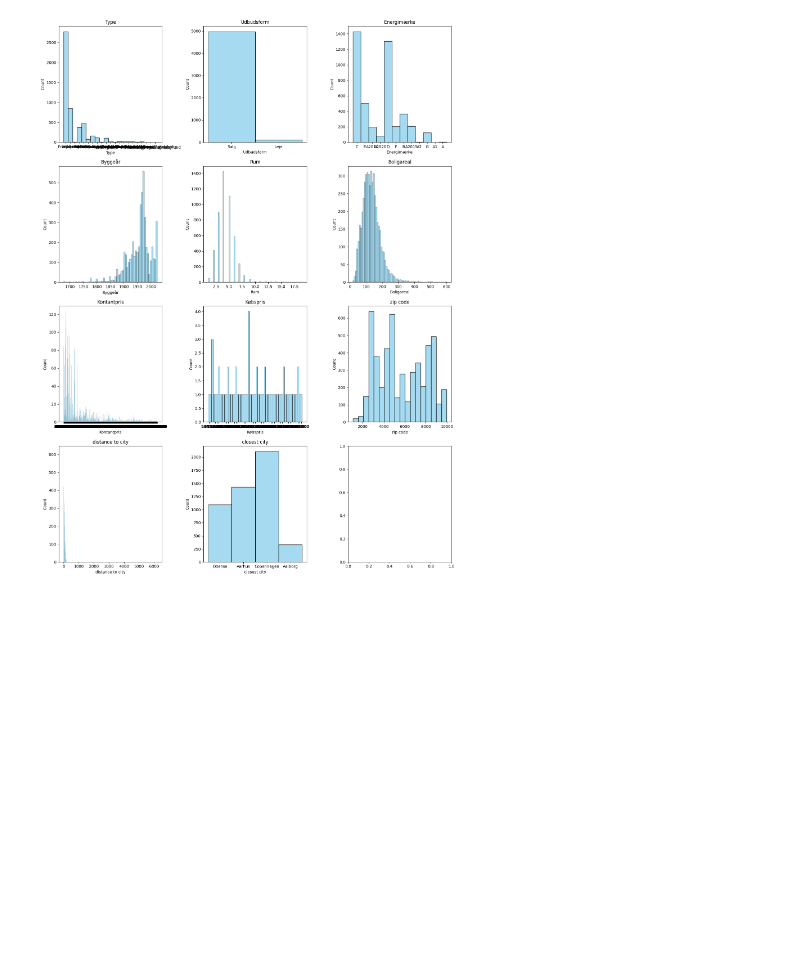
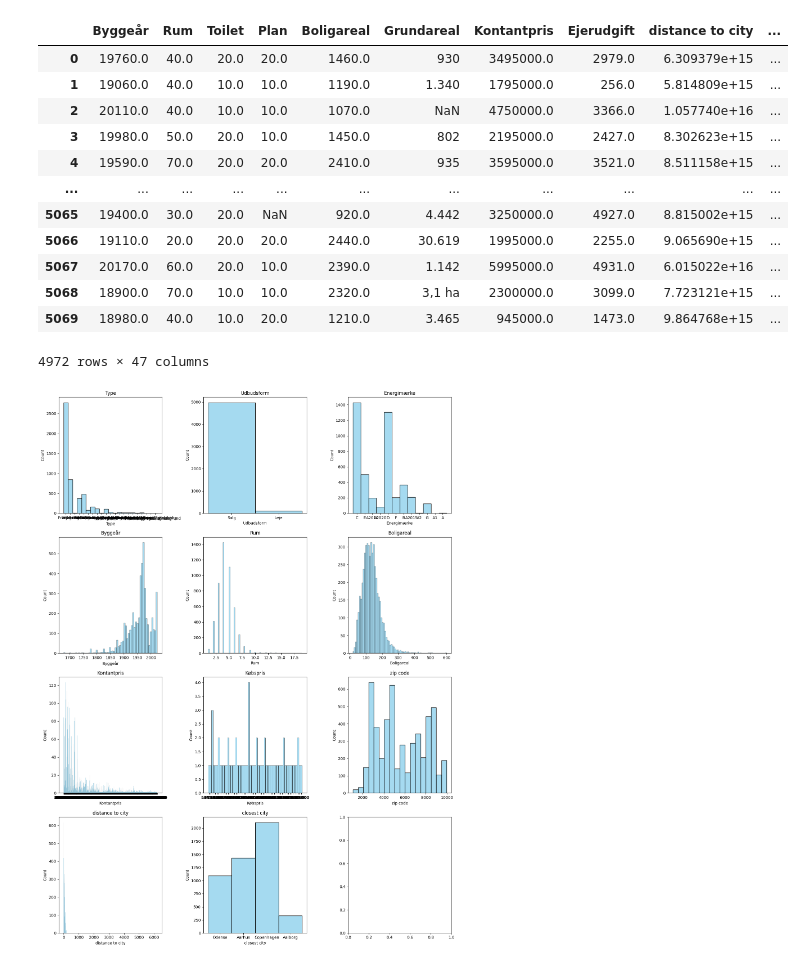
Before and after one commit to martinskafte321/Introduction-Social-Data-Science, a Jupyter notebook: Exam_project/Cleaning.ipynb, the cells around one changed output. Cells and saved outputs as stored; diff of their text form; code cells hidden in the pictures; blank space fills up the shorter version.

Commit message:
Edited cleaning: add all the current stuff. Scraping: add csv seperator

```diff
--- a/Exam_project/Cleaning.ipynb
+++ b/Exam_project/Cleaning.ipynb
@@ -20,16 +20,0 @@ df.describe()
-# %%
-def process_dataframe(df):
-    # Drop rows where 'Udbudsfor' is 'Leje'
-    df_filtered = df[df['Udbudsform'] != 'Leje']
-
-    # Print the number of observations in each column
-    print("Number of observations in each column:")
-    print(df_filtered.count())
-
-    return df_filtered
-filtered_df = process_dataframe(df)
-columns_to_drop = filtered_df.columns[filtered_df.count() < 10]
-filtered_df = filtered_df.drop(columns=columns_to_drop)
-
-for column in filtered_df.columns:
-    print(f"Number of non-null values in '{column}': {filtered_df[column].count()}")
@@ -77,3 +174,24 @@ df.groupby('Type').describe()
+# %%
+### Create dummies for non-numeric variables
+data_with_dummies = pd.get_dummies(clean_df, prefix=['Energimærke','Kælder','Udhus','Etage','Garage','Drivhus','Erhverv','Altan'], columns=['Energimærke','Kælder','Udhus','Etage','Garage','Drivhus','Erhverv','Altan'],drop_first=True)
+
+data_with_dummies
+#X = tips_num.drop('tip', axis = 1)
+#y = tips_num['tip']
+# %% [output]
+|  | Byggeår | Rum | Toilet | Plan | Boligareal | Grundareal | Kontantpris | Ejerudgift | distance to city | ... |
+| 0 | 19760.0 | 40.0 | 20.0 | 20.0 | 1460.0 | 930 | 3495000.0 | 2979.0 | 6.309379e+15 | ... |
+| 1 | 19060.0 | 40.0 | 10.0 | 10.0 | 1190.0 | 1.340 | 1795000.0 | 256.0 | 5.814809e+15 | ... |
+| 2 | 20110.0 | 40.0 | 10.0 | 10.0 | 1070.0 | NaN | 4750000.0 | 3366.0 | 1.057740e+16 | ... |
+| 3 | 19980.0 | 50.0 | 20.0 | 10.0 | 1450.0 | 802 | 2195000.0 | 2427.0 | 8.302623e+15 | ... |
+| 4 | 19590.0 | 70.0 | 20.0 | 20.0 | 2410.0 | 935 | 3595000.0 | 3521.0 | 8.511158e+15 | ... |
+| ... | ... | ... | ... | ... | ... | ... | ... | ... | ... | ... |
+| 5065 | 19400.0 | 30.0 | 20.0 | NaN | 920.0 | 4.442 | 3250000.0 | 4927.0 | 8.815002e+15 | ... |
+| 5066 | 19110.0 | 20.0 | 20.0 | 20.0 | 2440.0 | 30.619 | 1995000.0 | 2255.0 | 9.065690e+15 | ... |
+| 5067 | 20170.0 | 60.0 | 20.0 | 10.0 | 2390.0 | 1.142 | 5995000.0 | 4931.0 | 6.015022e+16 | ... |
+| 5068 | 18900.0 | 70.0 | 10.0 | 10.0 | 2320.0 | 3,1 ha | 2300000.0 | 3099.0 | 7.723121e+15 | ... |
+| 5069 | 18980.0 | 40.0 | 10.0 | 20.0 | 1210.0 | 3.465 | 945000.0 | 1473.0 | 9.864768e+15 | ... |
+4972 rows × 47 columns
 # %%
 import folium
 import pandas as pd
```
Also changed, not shown: parts of 5 cells of this notebook, 1 other file.
